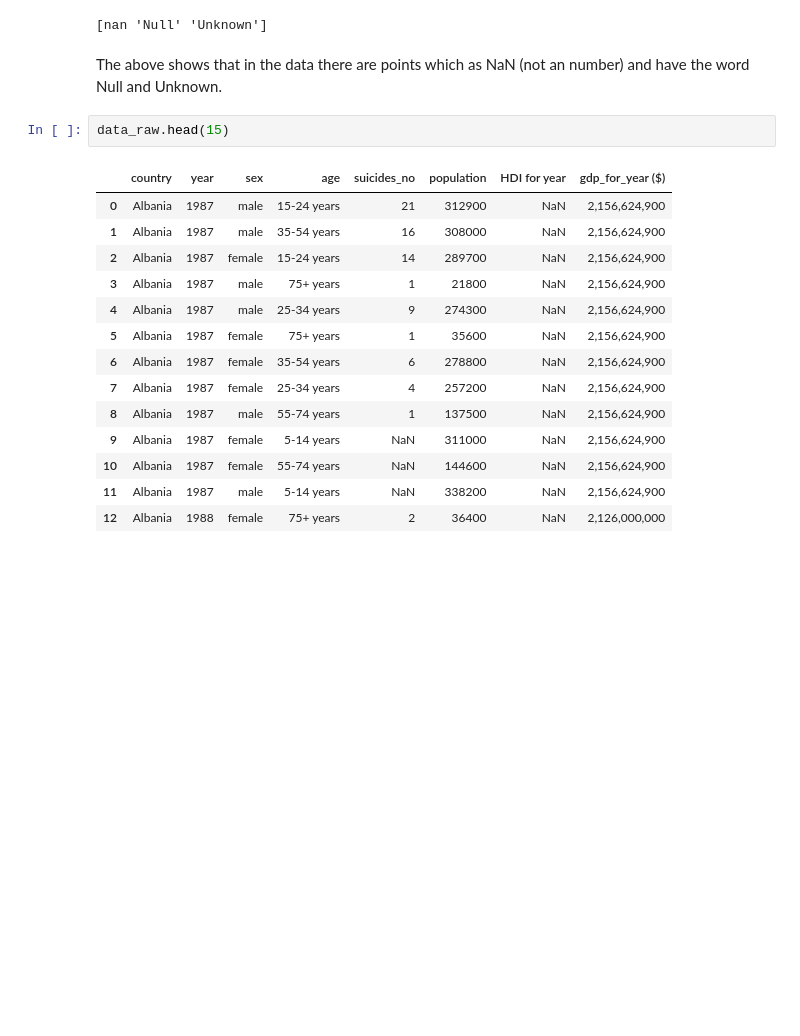
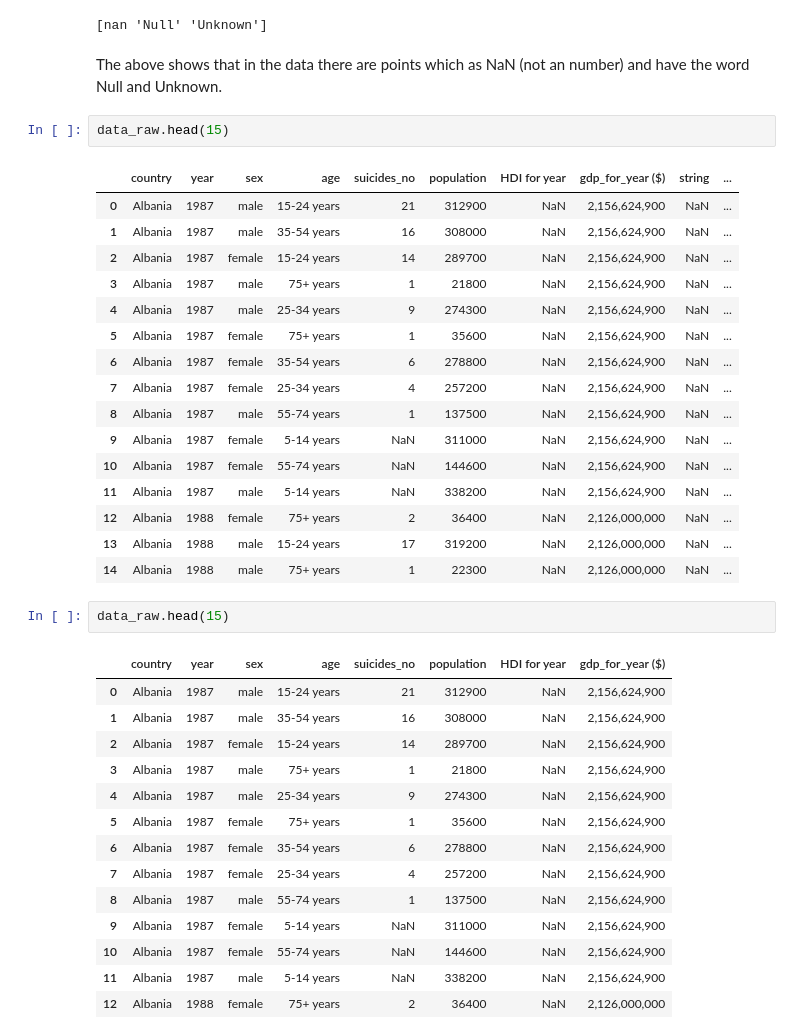
Before and after one commit to siddharthramanan/TeamCoders_Event_Based_Model, a Jupyter notebook: 2_DataCleaningAndWrangling/Data_Wrangling_WHO.ipynb, the cells around one changed output. Cells and saved outputs as stored; diff of their text form; blank space fills up the shorter version.

```diff
--- a/2_DataCleaningAndWrangling/Data_Wrangling_WHO.ipynb
+++ b/2_DataCleaningAndWrangling/Data_Wrangling_WHO.ipynb
@@ -648,6 +671,25 @@ print(data_raw['suicides_no'][suicides2.isna()].unique())# Shows the data which
 [nan 'Null' 'Unknown']
 # %% [markdown]
 The above shows that in the data there are points which as NaN (not an number) and have the word Null and Unknown.
+# %%
+data_raw.head(15)
+# %% [output]
+|  | country | year | sex | age | suicides_no | population | HDI for year | gdp_for_year ($) | string | ... |
+| 0 | Albania | 1987 | male | 15-24 years | 21 | 312900 | NaN | 2,156,624,900 | NaN | ... |
+| 1 | Albania | 1987 | male | 35-54 years | 16 | 308000 | NaN | 2,156,624,900 | NaN | ... |
+| 2 | Albania | 1987 | female | 15-24 years | 14 | 289700 | NaN | 2,156,624,900 | NaN | ... |
+| 3 | Albania | 1987 | male | 75+ years | 1 | 21800 | NaN | 2,156,624,900 | NaN | ... |
+| 4 | Albania | 1987 | male | 25-34 years | 9 | 274300 | NaN | 2,156,624,900 | NaN | ... |
+| 5 | Albania | 1987 | female | 75+ years | 1 | 35600 | NaN | 2,156,624,900 | NaN | ... |
+| 6 | Albania | 1987 | female | 35-54 years | 6 | 278800 | NaN | 2,156,624,900 | NaN | ... |
+| 7 | Albania | 1987 | female | 25-34 years | 4 | 257200 | NaN | 2,156,624,900 | NaN | ... |
+| 8 | Albania | 1987 | male | 55-74 years | 1 | 137500 | NaN | 2,156,624,900 | NaN | ... |
+| 9 | Albania | 1987 | female | 5-14 years | NaN | 311000 | NaN | 2,156,624,900 | NaN | ... |
+| 10 | Albania | 1987 | female | 55-74 years | NaN | 144600 | NaN | 2,156,624,900 | NaN | ... |
+| 11 | Albania | 1987 | male | 5-14 years | NaN | 338200 | NaN | 2,156,624,900 | NaN | ... |
+| 12 | Albania | 1988 | female | 75+ years | 2 | 36400 | NaN | 2,126,000,000 | NaN | ... |
+| 13 | Albania | 1988 | male | 15-24 years | 17 | 319200 | NaN | 2,126,000,000 | NaN | ... |
+| 14 | Albania | 1988 | male | 75+ years | 1 | 22300 | NaN | 2,126,000,000 | NaN | ... |
 # %%
 data_raw.head(15)
 # %% [output]
```
Also changed, not shown: parts of 3 cells of this notebook.
